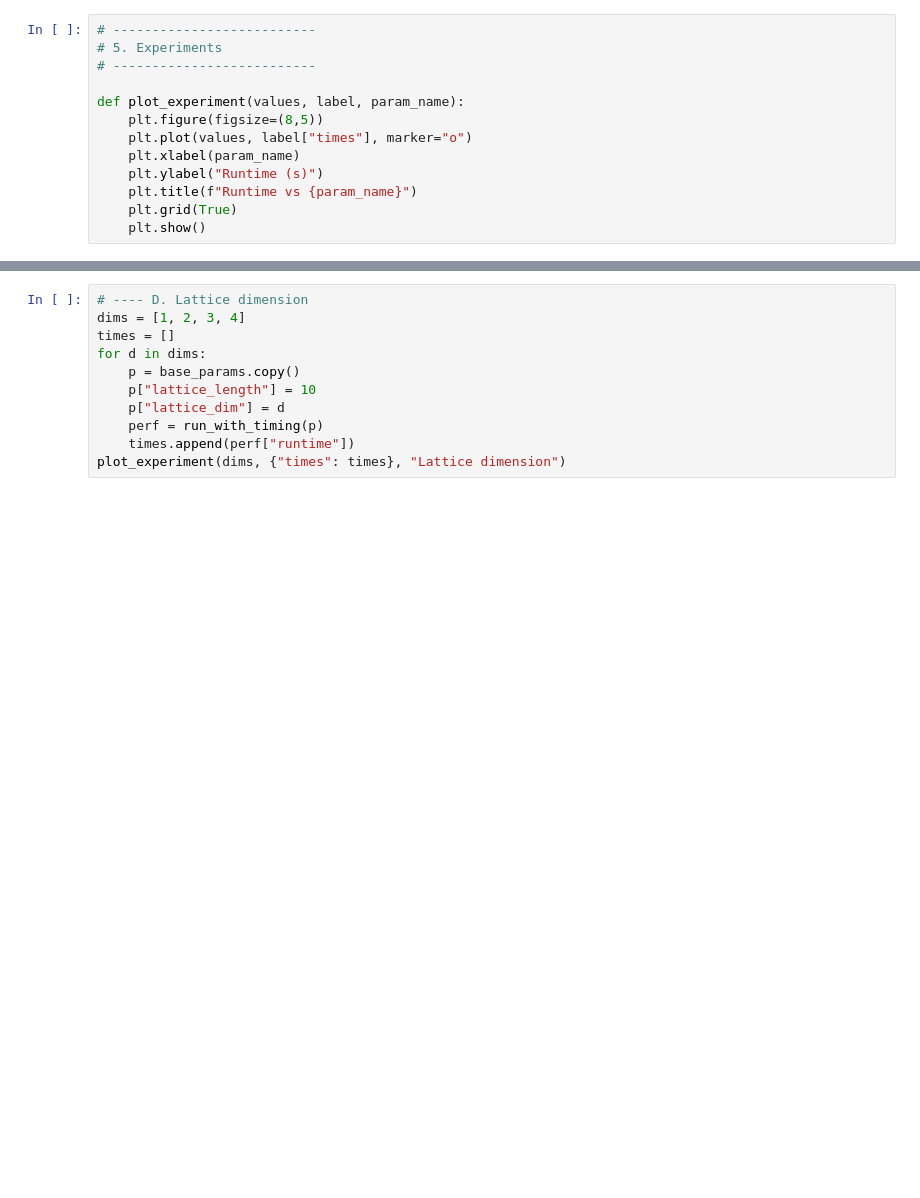
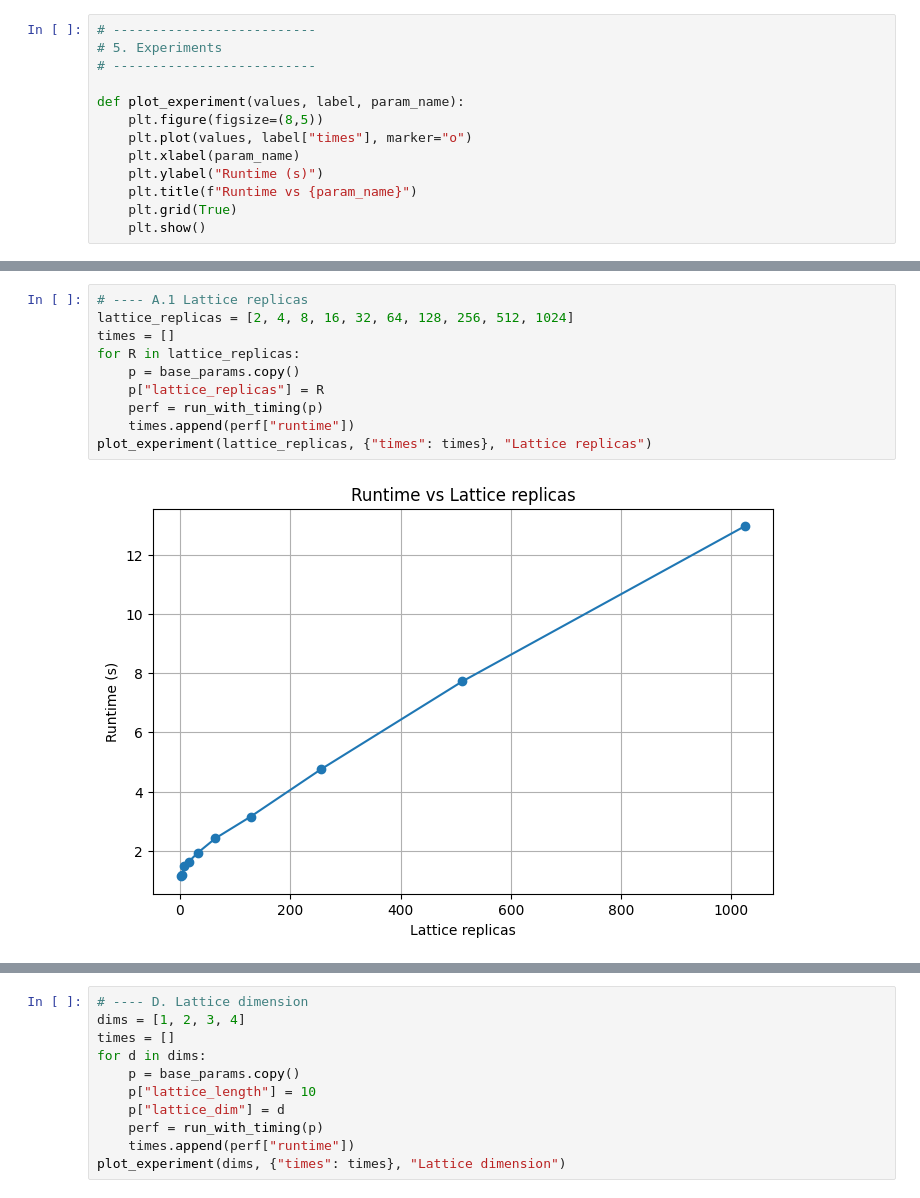
Before and after one commit to Corbanez97/spherical-model, a Jupyter notebook: notebooks/performance_sweep.ipynb, the cells around one changed output, grey strips where cells are left out. Cells and saved outputs as stored; diff of their text form; blank space fills up the shorter version.

```diff
--- a/notebooks/performance_sweep.ipynb
+++ b/notebooks/performance_sweep.ipynb
@@ -107,2 +109,14 @@ WARNING:tensorflow:6 out of the last 6 calls to <function SpinSystem.metropolis_
+# %%
+# ---- A.1 Lattice replicas
+lattice_replicas = [2, 4, 8, 16, 32, 64, 128, 256, 512, 1024]
+times = []
+for R in lattice_replicas:
+    p = base_params.copy()
+    p["lattice_replicas"] = R
+    perf = run_with_timing(p)
+    times.append(perf["runtime"])
+plot_experiment(lattice_replicas, {"times": times}, "Lattice replicas")
+# %% [output]
+[figure, added]
 # %%
 # ---- B. Sweep length
```
Also changed, not shown: parts of 5 cells of this notebook, 1 other file.
